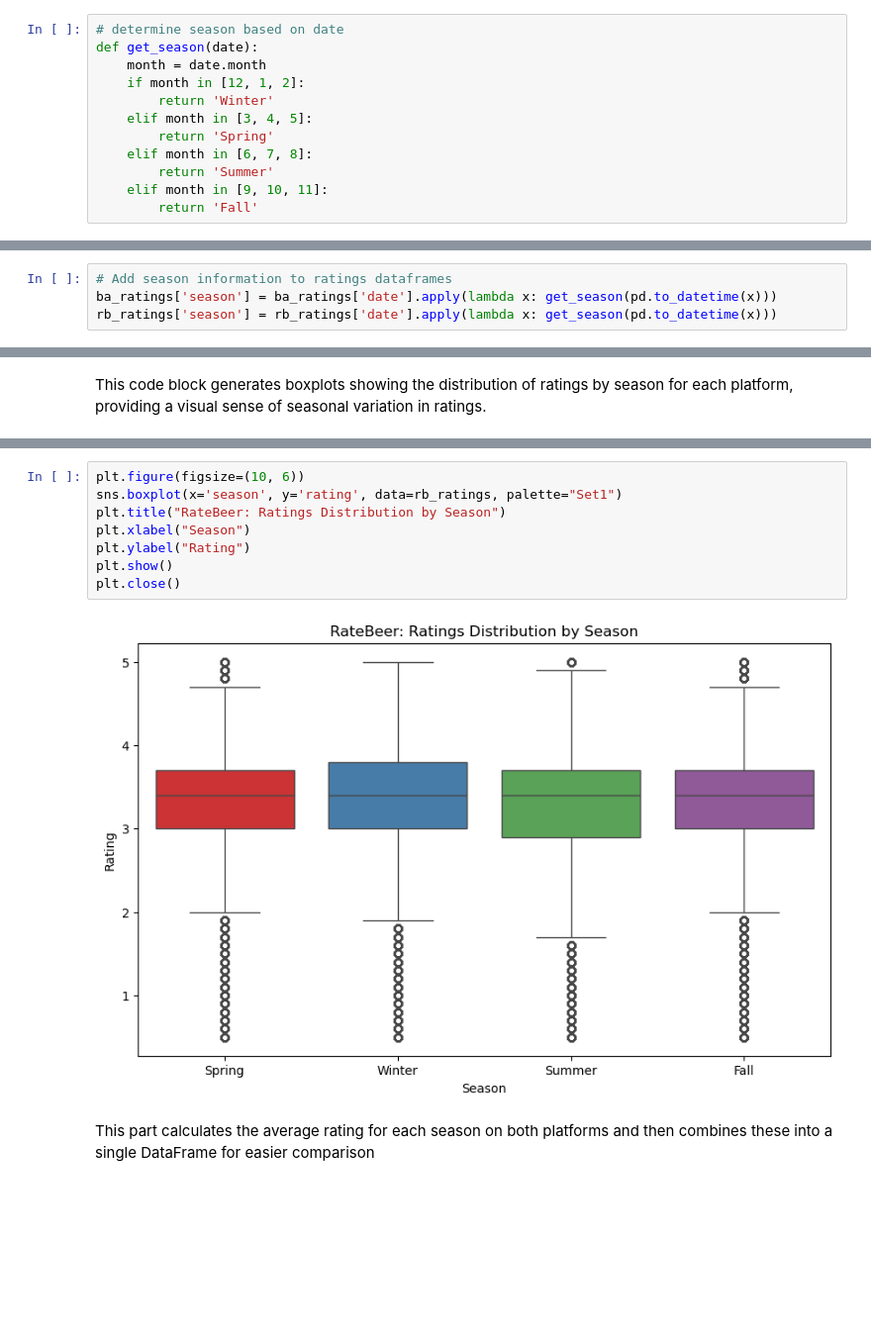
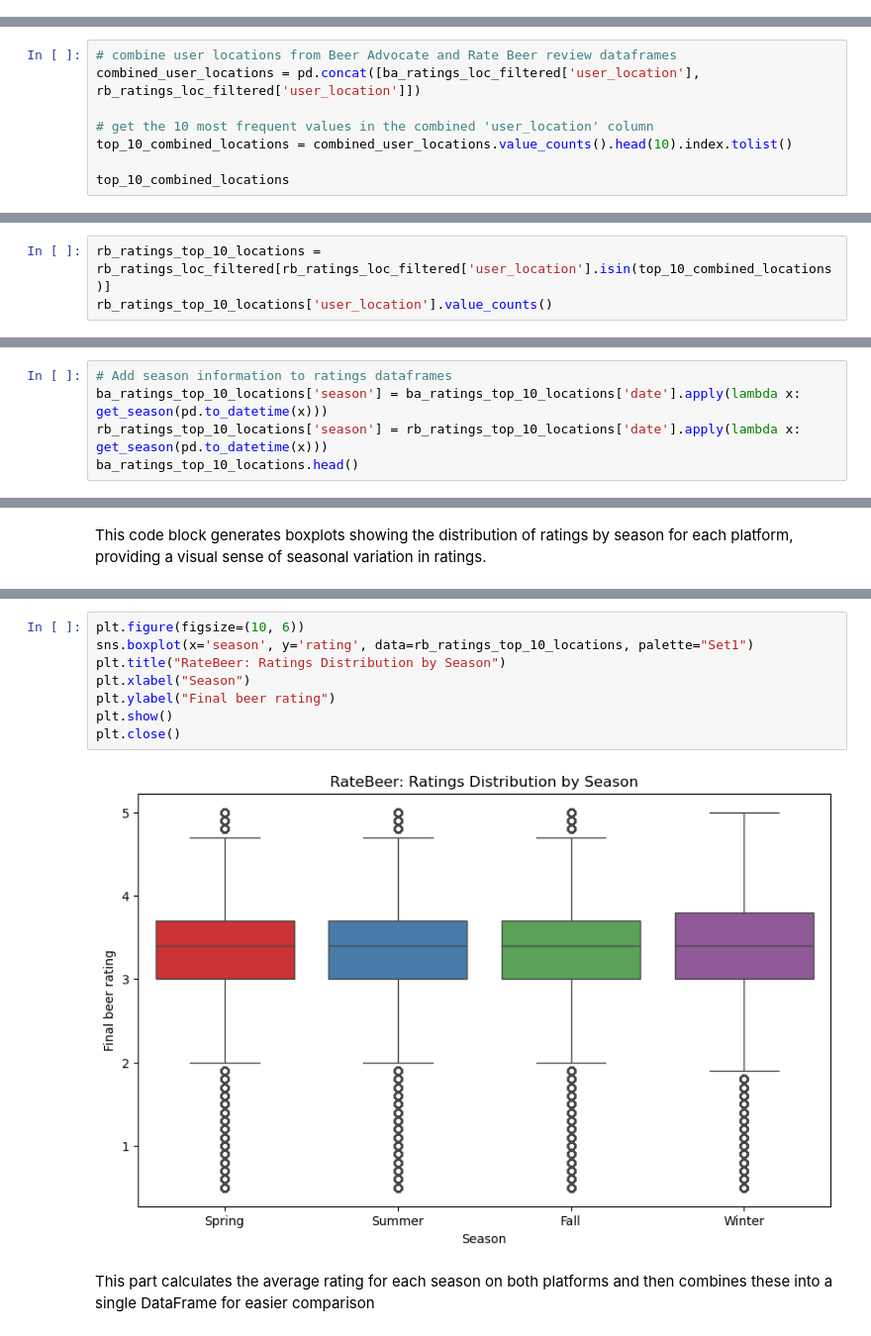
Before and after one commit to epfl-ada/ada-2024-project-datapilots, a Jupyter notebook: results.ipynb, the cells around one changed output, grey strips where cells are left out. Shown at 99% size. Cells and saved outputs as stored; diff of their text form; blank space fills up the shorter version.

Commit message:
fix location cleaning, correct seasonal bias analysis, check feasibility of 2b

```diff
--- a/results.ipynb
+++ b/results.ipynb
@@ -1317,12 +1378,0 @@ This function categorizes each month into a season to identify when each beer ra
-# %%
-# determine season based on date
-def get_season(date):
-    month = date.month
-    if month in [12, 1, 2]:
-        return 'Winter'
-    elif month in [3, 4, 5]:
-        return 'Spring'
-    elif month in [6, 7, 8]:
-        return 'Summer'
-    elif month in [9, 10, 11]:
-        return 'Fall'
@@ -1330,0 +1385,8 @@ Here, we apply the get_season function to add a 'season' column to both ba_ratin
+# %%
+# combine user locations from Beer Advocate and Rate Beer review dataframes
+combined_user_locations = pd.concat([ba_ratings_loc_filtered['user_location'], rb_ratings_loc_filtered['user_location']])
+
+# get the 10 most frequent values in the combined 'user_location' column
+top_10_combined_locations = combined_user_locations.value_counts().head(10).index.tolist()
+
+top_10_combined_locations
@@ -1330,0 +1422,3 @@ Here, we apply the get_season function to add a 'season' column to both ba_ratin
+# %%
+rb_ratings_top_10_locations = rb_ratings_loc_filtered[rb_ratings_loc_filtered['user_location'].isin(top_10_combined_locations)]
+rb_ratings_top_10_locations['user_location'].value_counts()
@@ -1331,4 +1440,5 @@ Here, we apply the get_season function to add a 'season' column to both ba_ratin
 # %%
 # Add season information to ratings dataframes
-ba_ratings['season'] = ba_ratings['date'].apply(lambda x: get_season(pd.to_datetime(x)))
-rb_ratings['season'] = rb_ratings['date'].apply(lambda x: get_season(pd.to_datetime(x)))
+ba_ratings_top_10_locations['season'] = ba_ratings_top_10_locations['date'].apply(lambda x: get_season(pd.to_datetime(x)))
+rb_ratings_top_10_locations['season'] = rb_ratings_top_10_locations['date'].apply(lambda x: get_season(pd.to_datetime(x)))
+ba_ratings_top_10_locations.head()
@@ -1347,13 +1473,13 @@ plt.close()
 # %%
 plt.figure(figsize=(10, 6))
-sns.boxplot(x='season', y='rating', data=rb_ratings, palette="Set1")
+sns.boxplot(x='season', y='rating', data=rb_ratings_top_10_locations, palette="Set1")
 plt.title("RateBeer: Ratings Distribution by Season")
 plt.xlabel("Season")
-plt.ylabel("Rating")
+plt.ylabel("Final beer rating")
 plt.show()
 plt.close()
 # %% [output]
-[figure, old version]
+[figure, new version]
 # %% [markdown]
 This part calculates the average rating for each season on both platforms and then combines these into a single DataFrame for easier comparison
 # %%
```
Also changed, not shown: parts of 57 cells of this notebook, 2 other files.
